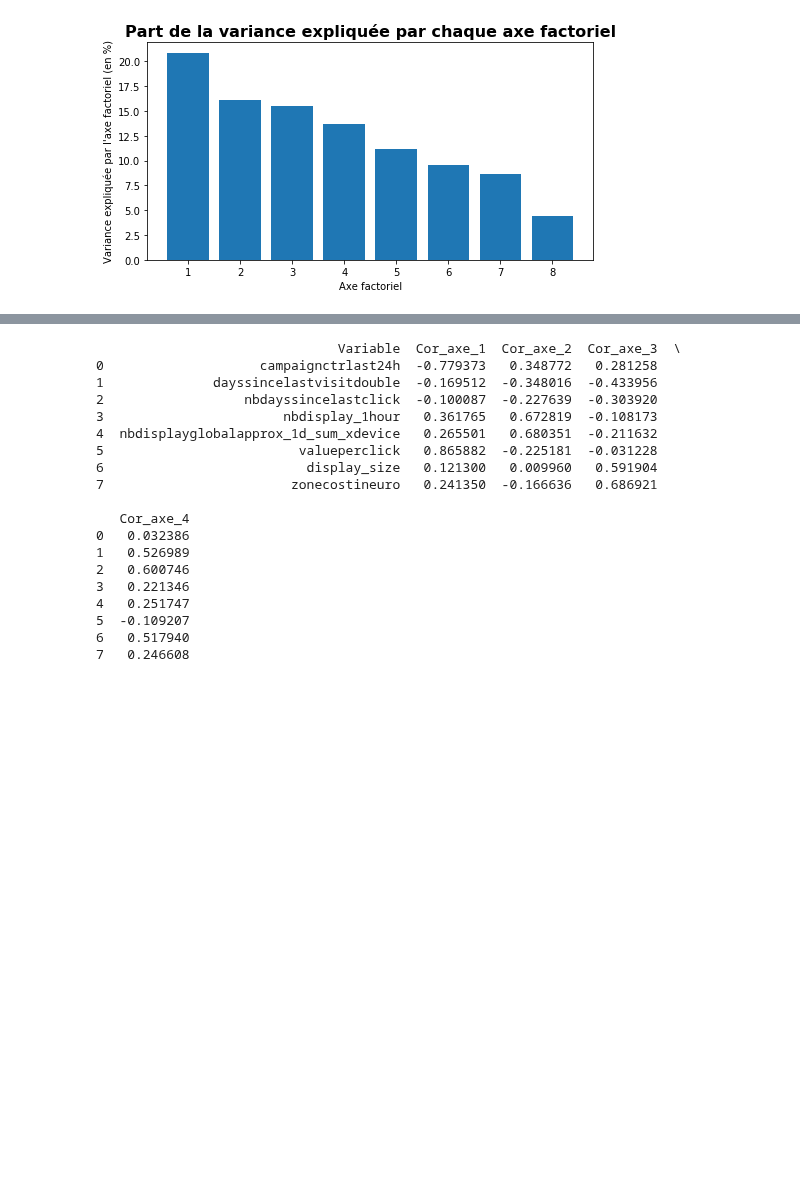
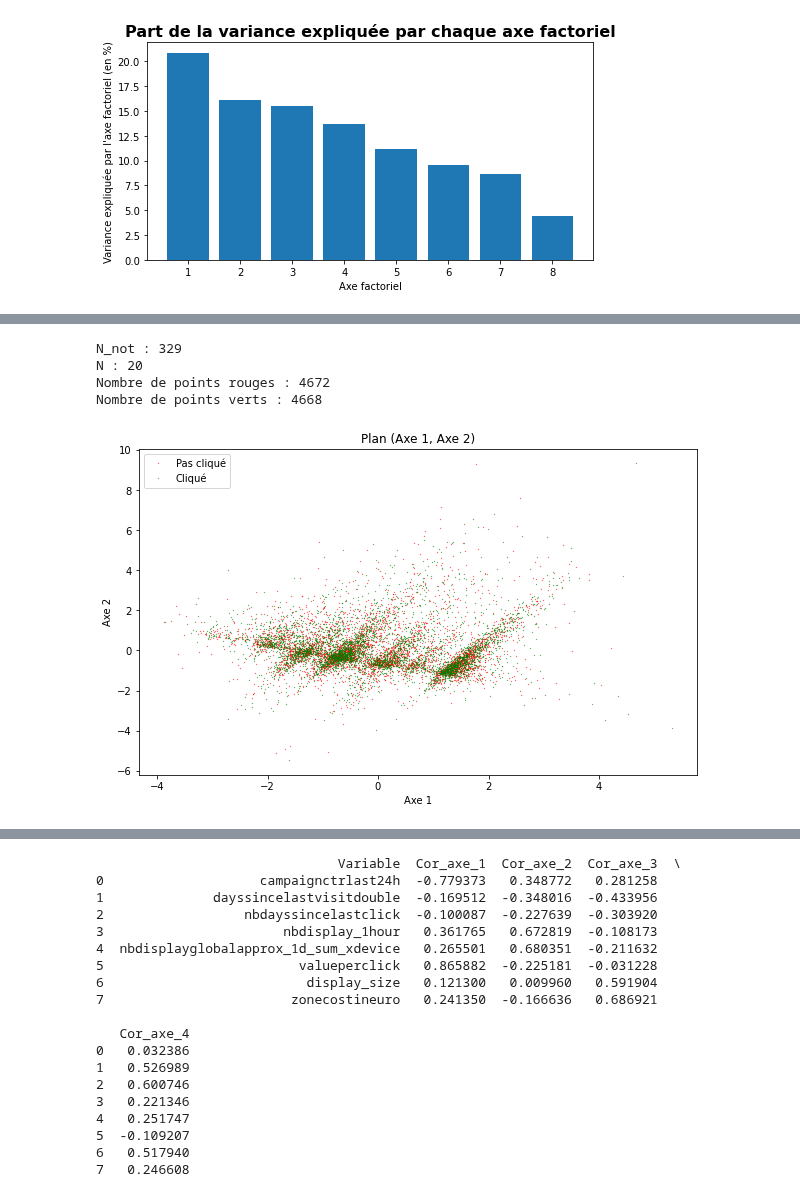
Before and after one commit to baptiste-pasquier/statapp, a Jupyter notebook: acp.ipynb, the cells around one changed output, grey strips where cells are left out. Saved outputs shown, nothing was run; the diff lists cells and outputs as text; code cells hidden in the pictures; blank space fills up the shorter version.

```diff
--- a/acp.ipynb
+++ b/acp.ipynb
@@ -223,0 +176,8 @@ plt.show()
+# %%
+affichage_plan_factoriel(1, 2, pourcentage=0.05, equal=True, verbose=True, markersize=0.5)
+# %% [output]
+N_not : 329
+N : 20
+Nombre de points rouges : 4672
+Nombre de points verts : 4668
+[figure, added]
```
Also changed, not shown: parts of 26 cells of this notebook.
